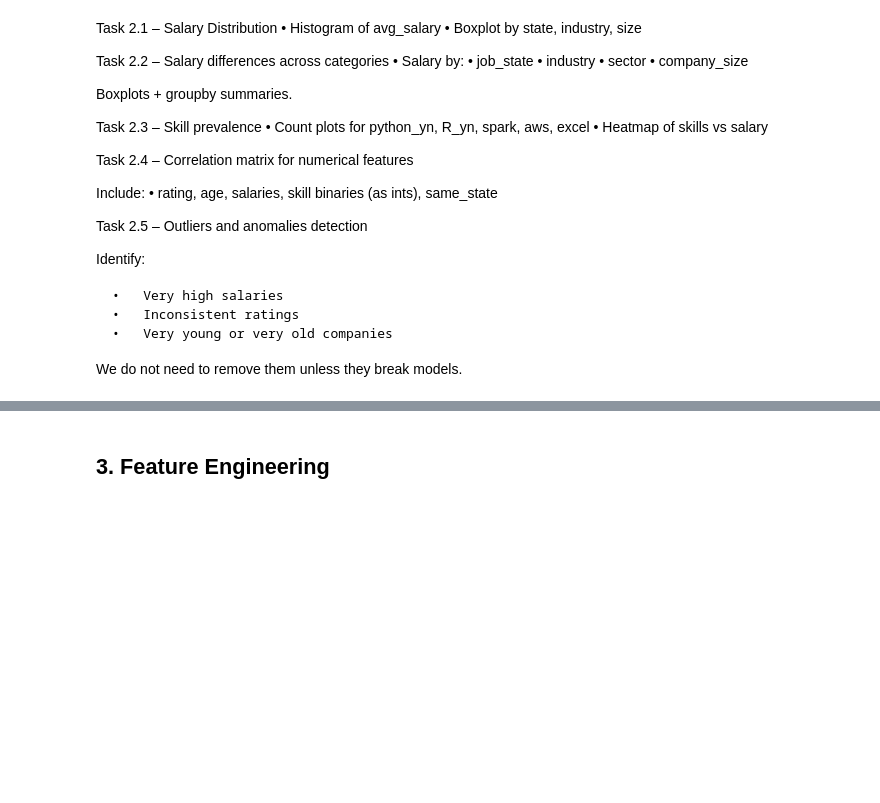
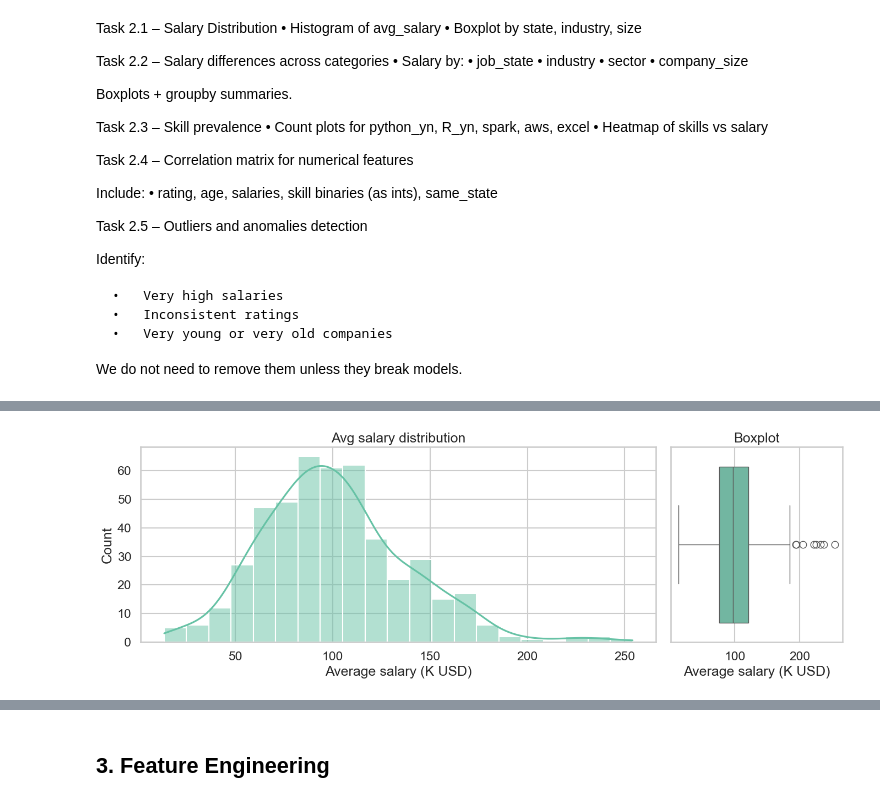
Before and after one commit to yassineerraji/Business-Data-Science-Project, a Jupyter notebook: notebook.ipynb, the cells around one changed output, grey strips where cells are left out. Cells and saved outputs as stored; diff of their text form; code cells hidden in the pictures; blank space fills up the shorter version.

```diff
--- a/notebook.ipynb
+++ b/notebook.ipynb
@@ -121,0 +326,25 @@ We do not need to remove them unless they break models.
+# %%
+# Set a clean aesthetic for all plots
+sns.set_theme(style="whitegrid", context="talk", palette="Set2")
+
+# Helper: midpoint for interval strings like "501-1000" or "2000-5000"
+def interval_midpoint(interval_str):
+    if pd.isna(interval_str):
+        return np.nan
+    nums = re.findall(r"\d+", str(interval_str))
+    if len(nums) >= 2:
+        lo, hi = float(nums[0]), float(nums[1])
+        return (lo + hi) / 2
+    if len(nums) == 1:
+        val = float(nums[0])
+        return val
+    return np.nan
+
+# Copy for plotting and add numeric midpoints when available
+df_eda = df_clean.copy()
+if "Size (Employees)" in df_eda.columns:
+    df_eda["size_mid"] = df_eda["Size (Employees)"].apply(interval_midpoint)
+if "Revenue ($M)" in df_eda.columns:
+    df_eda["revenue_mid_m"] = df_eda["Revenue ($M)"].apply(interval_midpoint)
+
+df_eda[["avg_salary", "size_mid", "revenue_mid_m"]].describe().round(2)
@@ -121,0 +361,16 @@ We do not need to remove them unless they break models.
+# %%
+# Salary distribution: histogram + compact boxplot
+fig, axes = plt.subplots(1, 2, figsize=(14, 5), gridspec_kw={"width_ratios": [3, 1]})
+
+sns.histplot(df_eda, x="avg_salary", kde=True, ax=axes[0])
+axes[0].set_title("Avg salary distribution")
+axes[0].set_xlabel("Average salary (K USD)")
+
+sns.boxplot(df_eda, x="avg_salary", ax=axes[1], orient="h")
+axes[1].set_title("Boxplot")
+axes[1].set_xlabel("Average salary (K USD)")
+
+plt.tight_layout()
+plt.show()
+# %% [output]
+[figure, added]
```
Also changed, not shown: parts of 17 cells of this notebook, 1 other file.
